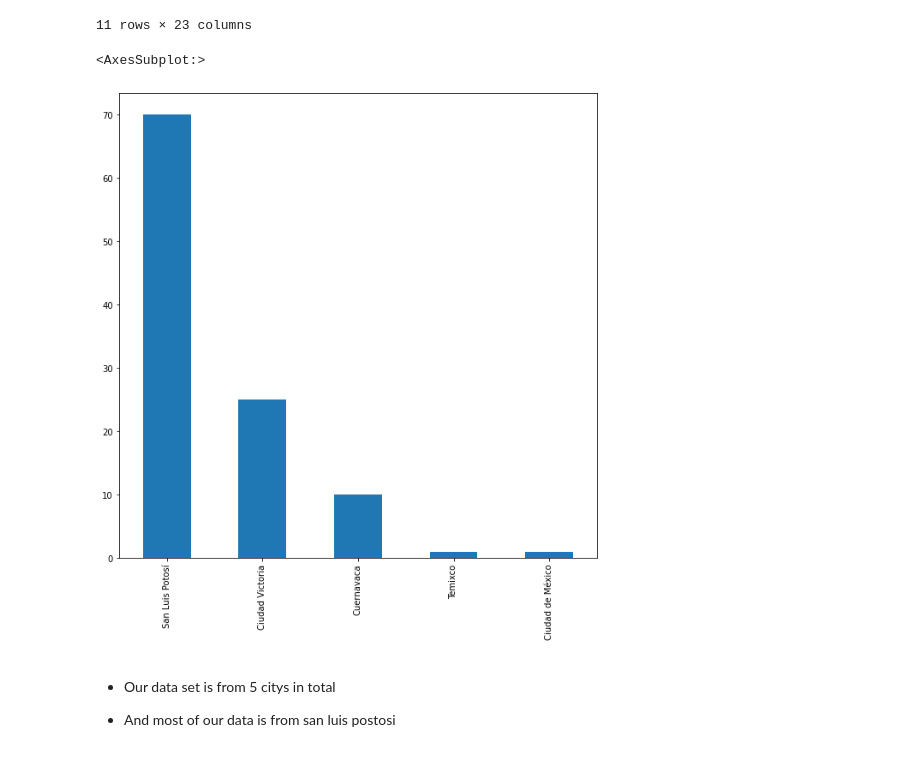
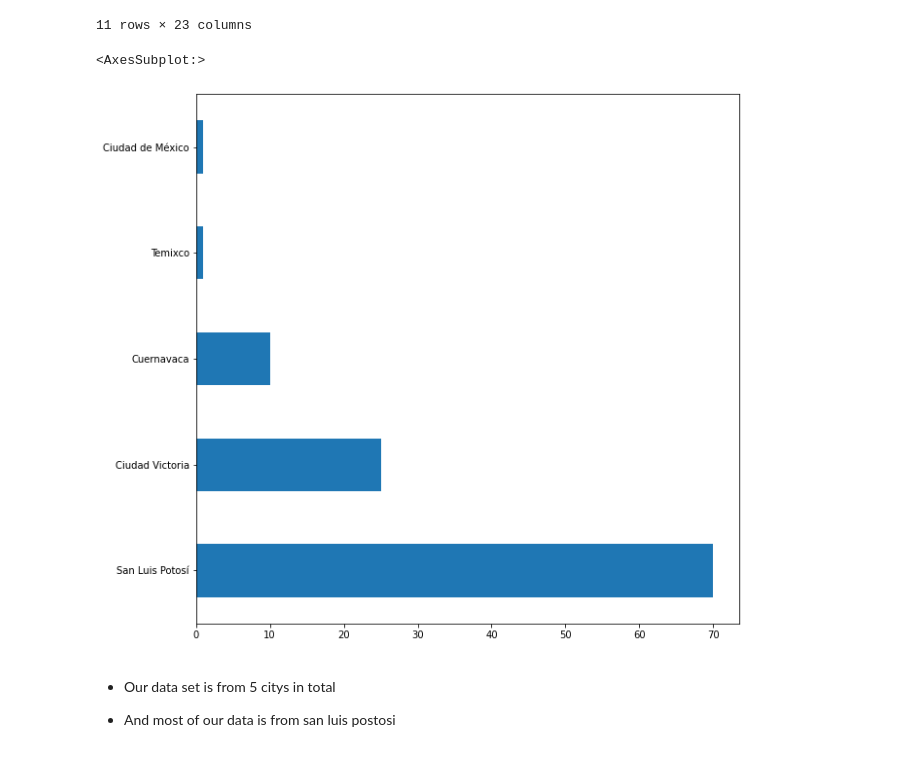
Before and after one commit to yousefQJ19/staticalanlysis, a Jupyter notebook: Describe.ipynb, the cells around one changed output. Drawn from its saved outputs; the diff is of its cells as text; code cells hidden in the pictures.

```diff
--- a/Describe.ipynb
+++ b/Describe.ipynb
@@ -49,10 +49,10 @@ data.describe(include='all')
 11 rows × 23 columns
 # %%
 plt .figure(figsize=(10,10))
-data['city'].value_counts().plot.bar()
+data['city'].value_counts().plot.barh()
 # %% [output]
 <AxesSubplot:>
-[figure, old version]
+[figure, new version]
 # %% [markdown]
 * Our data set is from 5 citys in total
 
```
Also changed, not shown: parts of 6 cells of this notebook.
